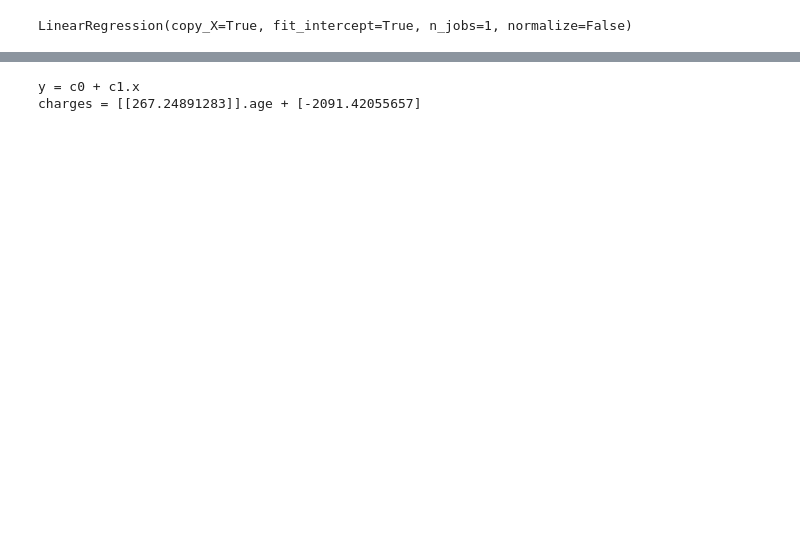
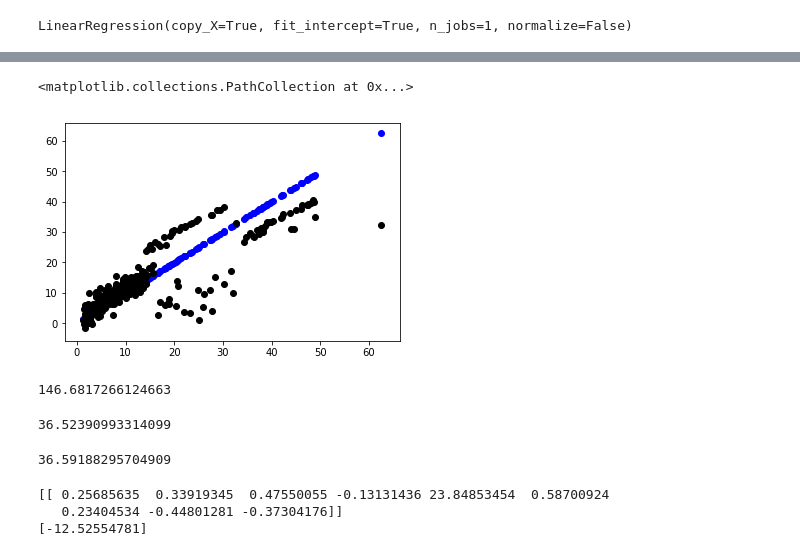
Before and after one commit to ShreyasGithub/python-data-science, a Jupyter notebook: linear_reggression.ipynb, the cells around one changed output, grey strips where cells are left out. Saved outputs shown, nothing was run; the diff lists cells and outputs as text; code cells hidden in the pictures; blank space fills up the shorter version.

```diff
--- a/linear_reggression.ipynb
+++ b/linear_reggression.ipynb
@@ -96,10 +114,39 @@ pyplot.plot(train_input, prediction_list, color='black', linewidth=3)
+# %%
+test_output_prediction = linear_model.predict(test_input)
+test_prediction_list = test_output_prediction.reshape(-1,)
+# %%
+#visualizing results
+pyplot.scatter(test_data_frame['charges'], test_output,\
+    color='blue')
+pyplot.scatter(test_data_frame['charges'], test_prediction_list,\
+    color='black')
+# %% [output]
+<matplotlib.collections.PathCollection at 0x...>
+[figure, added]
+# %%
+# error for mean line
+metrics.mean_squared_error(train_output, numpy.full((len(train_output)), train_output.mean()))
+# %% [output]
+146.6817266124663
+# %%
+#train error
+metrics.mean_squared_error(train_output, prediction_list)
+# %% [output]
+36.52390993314099
+# %%
+#test error
+metrics.mean_squared_error(test_output, test_prediction_list)
+# %% [output]
+36.59188295704909
 # %%
 # The coefficients
-print('y = c0 + c1.x')
-print('charges = ' + str(linear_model.coef_) + '.age + ' + str(linear_model.intercept_))
+
+print(linear_model.coef_)
+print(linear_model.intercept_)
 # %% [output]
-y = c0 + c1.x
-charges = [[267.24891283]].age + [-2091.42055657]
+[[ 0.25685635  0.33919345  0.47550055 -0.13131436 23.84853454  0.58700924
+   0.23404534 -0.44801281 -0.37304176]]
+[-12.52554781]
 # %%
 '''
 resources:
```
Also changed, not shown: parts of 16 cells of this notebook.
